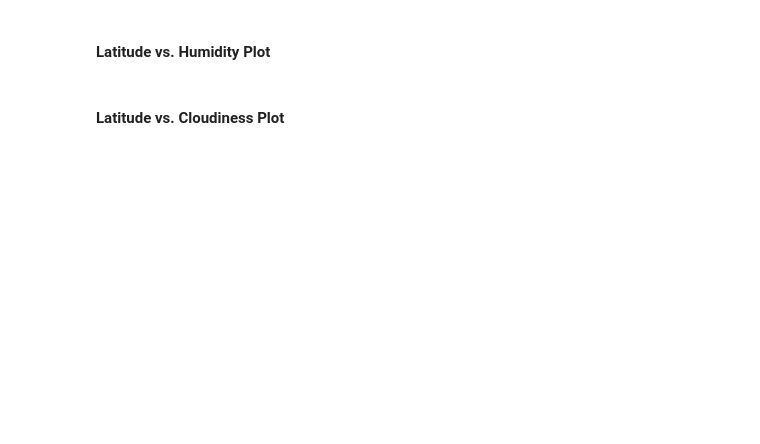
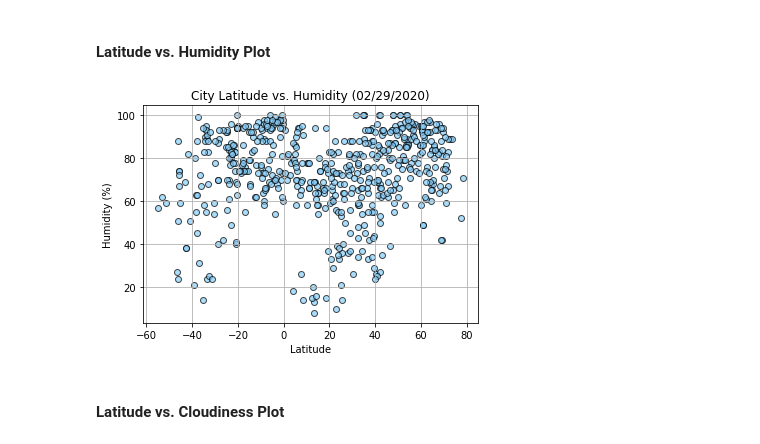
Before and after one commit to barbourleah15/DataVizClass, a Jupyter notebook: python-api-challenge/WeatherPy.ipynb, the cells around one changed output. Saved outputs shown, nothing was run; the diff lists cells and outputs as text; code cells hidden in the pictures; blank space fills up the shorter version.

```diff
--- a/python-api-challenge/WeatherPy.ipynb
+++ b/python-api-challenge/WeatherPy.ipynb
@@ -306,4 +282,15 @@ else:
 # %% [markdown]
 #### Latitude vs. Humidity Plot
+# %%
+plt.scatter(weather_df["Lat"], weather_df["Humidity"], facecolors = "lightskyblue", edgecolor="black",
+            alpha = 0.7, linewidth = 1)
+plt.grid()
+plt.title("City Latitude vs. Humidity (02/29/2020)")
+plt.xlabel("Latitude")
+plt.ylabel("Humidity (%)")
+plt.savefig("./Images/latvshumidity.png")
+plt.show()
+# %% [output]
+[figure, added]
 # %% [markdown]
 #### Latitude vs. Cloudiness Plot
```
Also changed, not shown: parts of 17 cells of this notebook, 6 other files.
